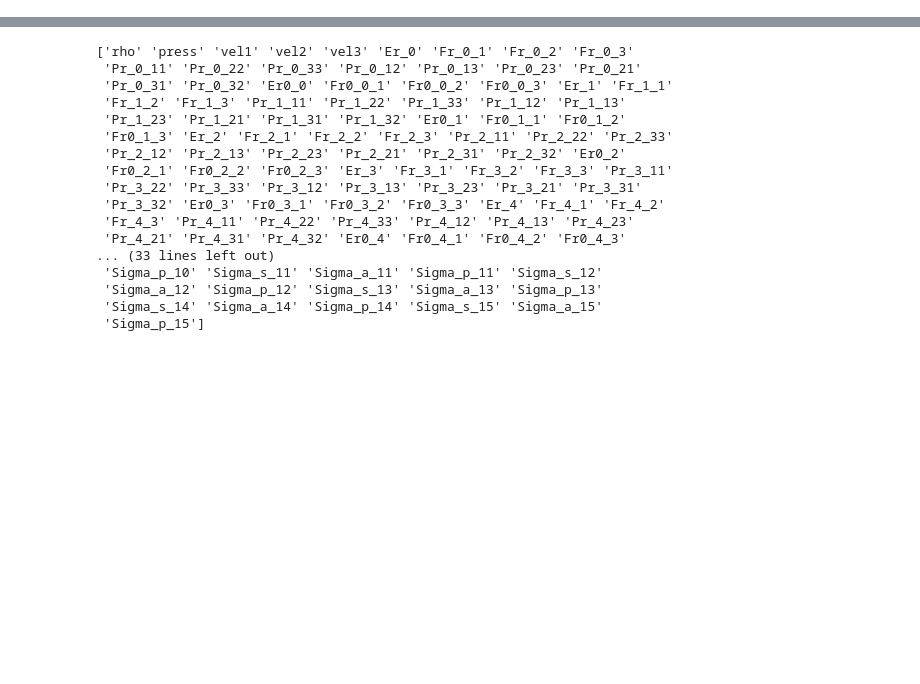
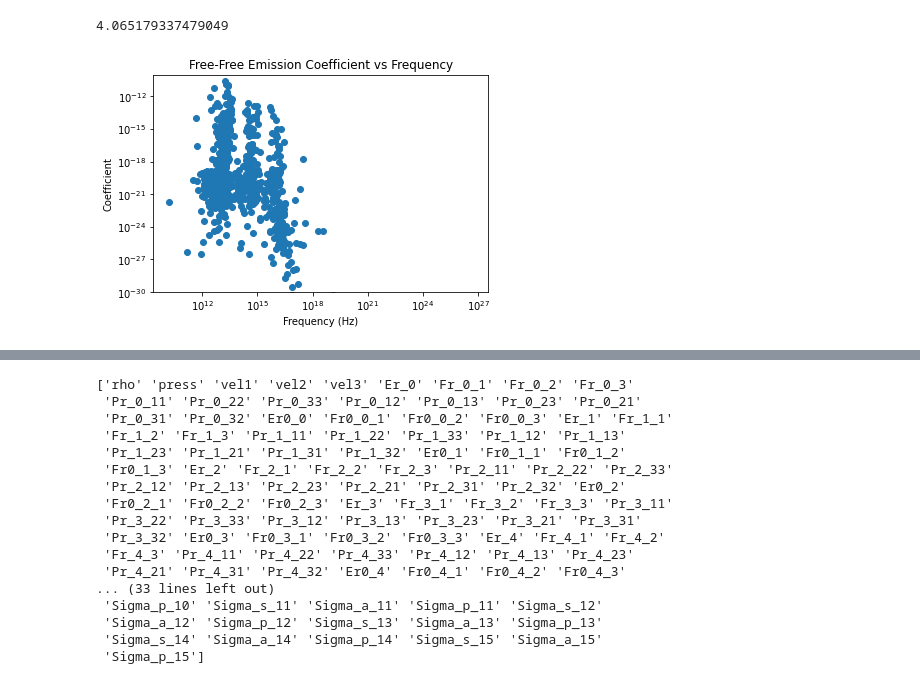
Before and after one commit to thomas-03/blacklight, a Jupyter notebook: scripts/explore.ipynb, the cells around one changed output, grey strips where cells are left out. Drawn from its saved outputs; the diff is of its cells as text; code cells hidden in the pictures; blank space fills up the shorter version.

```diff
--- a/scripts/explore.ipynb
+++ b/scripts/explore.ipynb
@@ -40,0 +27,4 @@ ValueError: Field names only allowed for compound types
+# %%
+kT = pd.read_csv('../fullkTOutput.csv')
+#our nu don't match the frequencies of the actual image because all of those values are in the tetrad frame
+print(kT.head())
@@ -40,0 +45,3 @@ ValueError: Field names only allowed for compound types
+# %%
+hf = np.load('../output/temp_free_tde.npz')
+print(["{0:e}".format(i) for i in list(hf['frequency'])])
@@ -40,0 +50,3 @@ ValueError: Field names only allowed for compound types
+# %%
+kT['frequency'] = hf['frequency'][np.argmin(abs(kT['nu'].values[:,None] - hf['frequency']), axis=1)]
+print(kT.head())
@@ -40,0 +67,2 @@ ValueError: Field names only allowed for compound types
+# %%
+kT=kT[~np.isnan(kT['coeff'])]
@@ -40,0 +73,15 @@ ValueError: Field names only allowed for compound types
+# %%
+print(np.std(band1['nu'])/hf['frequency'][1])
+# %% [output]
+4.065179337479049
+# %%
+plt.scatter(kT['nu'][::500],kT['coeff'][::500])
+plt.xscale('log')
+plt.yscale('log')
+plt.xlabel('Frequency (Hz)')
+plt.ylabel('Coefficient')
+plt.title('Free-Free Emission Coefficient vs Frequency')
+plt.ylim(1e-30,1e-10)
+plt.show()
+# %% [output]
+[figure, added]
```
Also changed, not shown: parts of 17 cells of this notebook, 11 other files.
